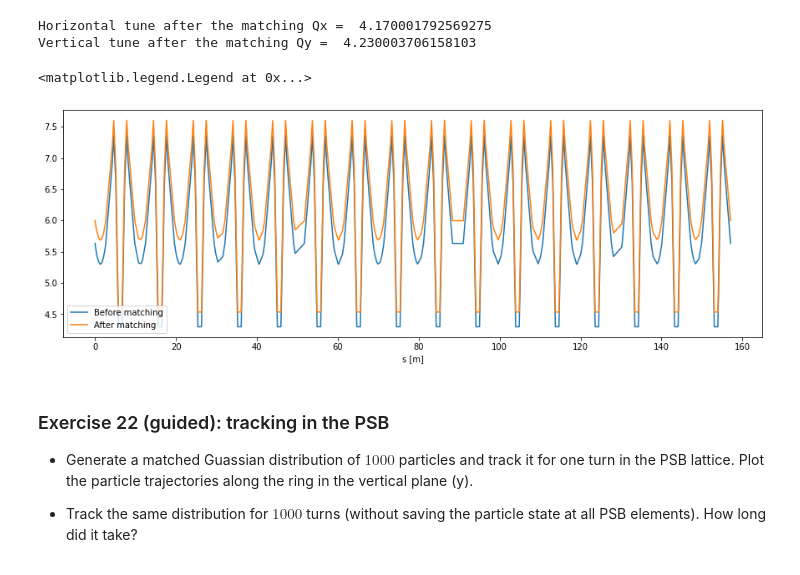
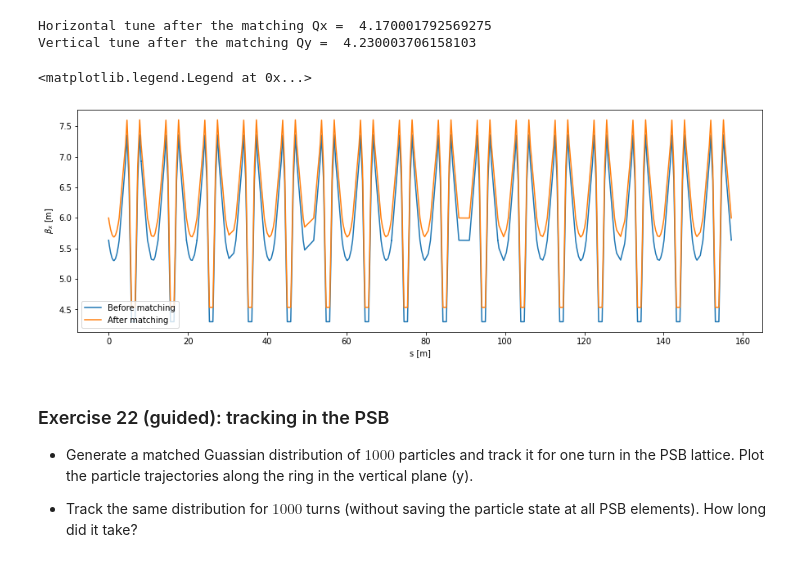
Before and after one commit to tprebiba/accelerators-teaching, a Jupyter notebook: 01_AUTH-2024_Accelerator_Physics/05_PSB_Xsuite_tracking_SOLUTIONS.ipynb, the cells around one changed output. Drawn from its saved outputs; the diff is of its cells as text; code cells hidden in the pictures.

Commit message:
to avoid madx stdout

```diff
--- a/01_AUTH-2024_Accelerator_Physics/05_PSB_Xsuite_tracking_SOLUTIONS.ipynb
+++ b/01_AUTH-2024_Accelerator_Physics/05_PSB_Xsuite_tracking_SOLUTIONS.ipynb
@@ -37,8 +37,9 @@ Load the PSB line to Xsuite from the MAD-X sequence and plot it using xplt.
 # %%
 # The MAD-X sequence is at the psb/psb.seq file. The aperture of each element is defined at psb/psb_aperture.dbx
 mad = Madx()
+mad.options.echo = False # to not print the stdout of MAD-X
 mad.chdir('psb')
-mad.call('psb_flat_bottom.madx')
+mad.call('psb_flat_bottom.madx') # loads the PSB sequence, aperture, etc. in MAD-X
 line= xt.Line.from_madx_sequence(mad.sequence['psb1'],
                                  deferred_expressions=True,
                                  allow_thick=True)
@@ -107,7 +105,6 @@ line.particle_ref=xp.Particles(mass0=xp.PROTON_MASS_EV,gamma0=mad.sequence.psb1.
 print('Reference particle added at gamma0=%s.'%(mad.sequence.psb1.beam.gamma))
 
 line.twiss_default['method'] = '4d' # to ignore the longitudinal plane
-line.twiss_default['group_compound_elements'] = True
 twiss = line.twiss()
 twiss_df = twiss.to_pandas()
 # %% [output]
@@ -192,13 +188,14 @@ Vertical tune after the matching Qy =  4.230003706158103
 # %%
 # The beta-function changed in the new configuration of the quadrupoles
 plt.figure(figsize=(15,5))
 plt.plot(twiss_df['s'], twiss_df['betx'], label='Before matching')
 plt.plot(twiss_after_df['s'], twiss_after_df['betx'], label='After matching')
 plt.xlabel('s [m]')
+plt.ylabel(r'$\beta_x$ [m]')
 plt.legend()
 # %% [output]
 <matplotlib.legend.Legend at 0x...>
-[figure, old version]
+[figure, new version]
 # %% [markdown]
 ### Exercise 22 (guided): tracking in the PSB
 
```
Also changed, not shown: parts of 9 cells of this notebook, 1 other file.
